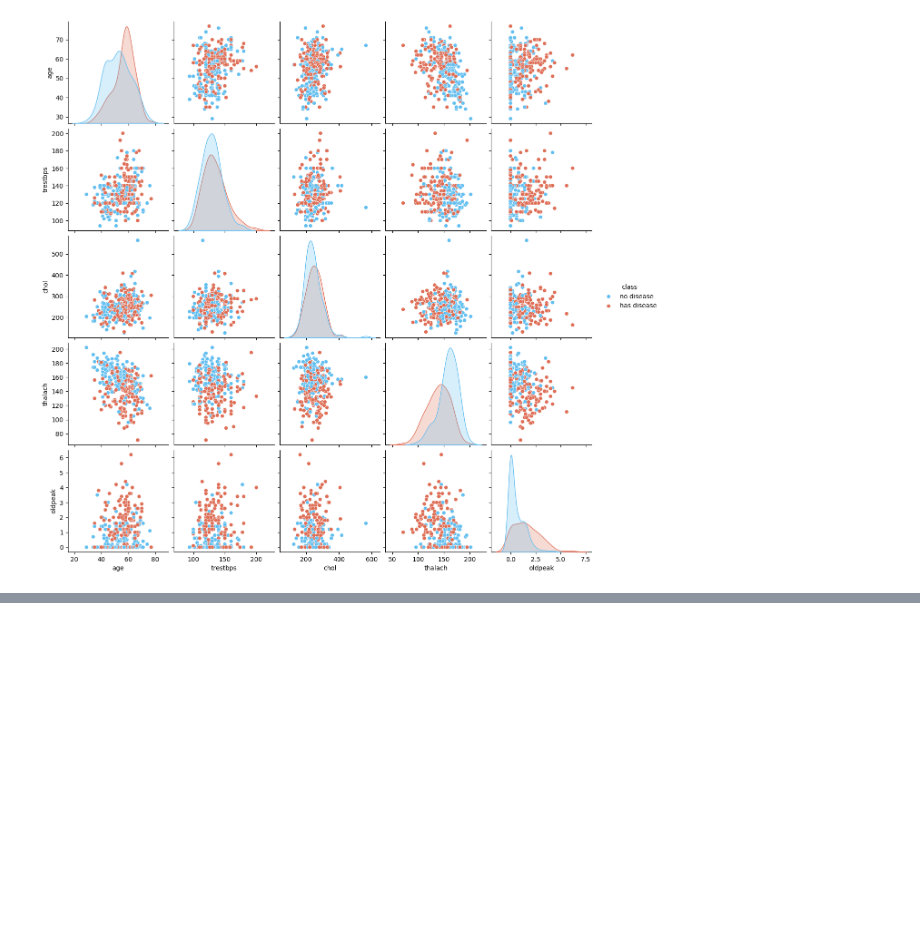
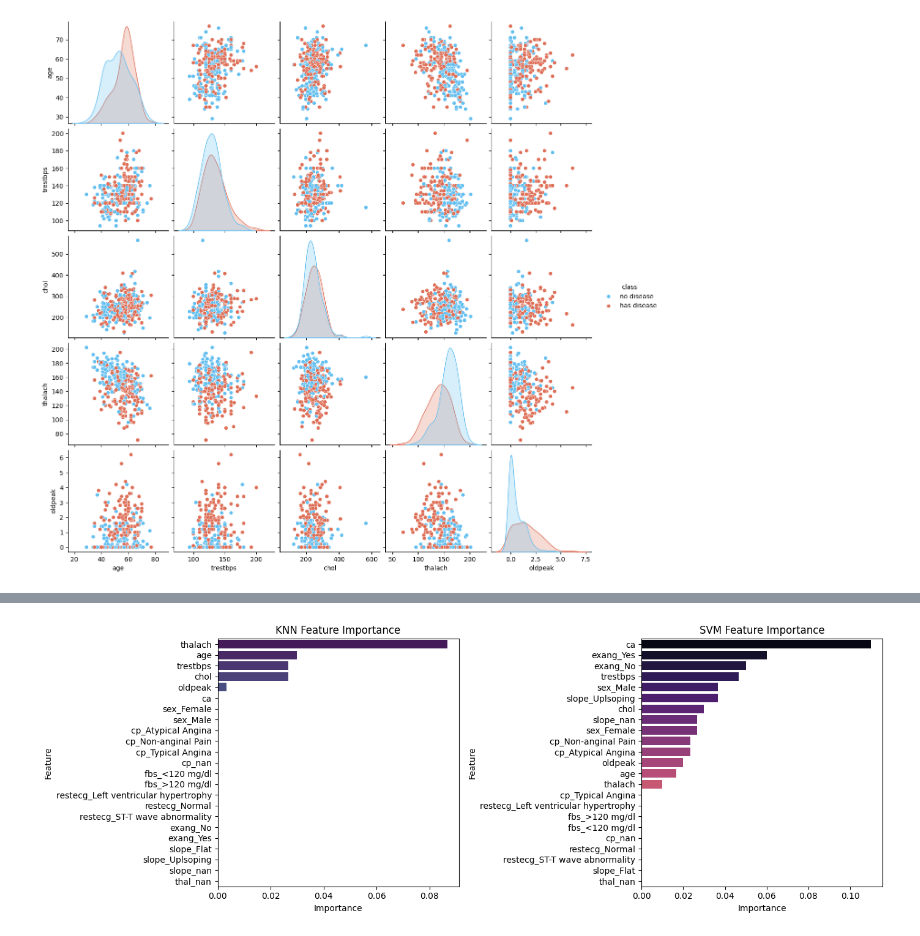
Before and after one commit to saianithab/learn_ml, a Jupyter notebook: capstone_project/capstone.ipynb, the cells around one changed output, grey strips where cells are left out. Cells and saved outputs as stored; diff of their text form; code cells hidden in the pictures; blank space fills up the shorter version.

```diff
--- a/capstone_project/capstone.ipynb
+++ b/capstone_project/capstone.ipynb
@@ -303,0 +508,4 @@ plt.show()
+# %%
+dtree1 = DecisionTreeClassifier(random_state=1) ### Using Decision Tree Classifier
+
+dtree1.fit(X_train_over, y_train_over)
@@ -303,0 +526,3 @@ plt.show()
+# %%
+rf_cl1 = RandomForestClassifier(random_state=1)
+rf_cl1.fit(X_train_over,y_train_over)
@@ -303,0 +735,36 @@ plt.show()
+# %%
+!pip install eli5
+import eli5
+
+from eli5.sklearn import PermutationImportance
+
+# For KNN
+perm_knn = PermutationImportance(best_knn, random_state=1).fit(X_test, y_test)
+eli5.show_weights(perm_knn, feature_names = X.columns.tolist())
+
+# For SVM
+perm_svm = PermutationImportance(best_svm, random_state=1).fit(X_test, y_test)
+eli5.show_weights(perm_svm, feature_names = X.columns.tolist())
+
+
+# Extract feature importance values
+knn_importance = perm_knn.feature_importances_
+svm_importance = perm_svm.feature_importances_
+
+feature_names = X_test.columns.tolist()  # Ensure X_test is a DataFrame
+
+knn_df = pd.DataFrame({'Feature': feature_names, 'Importance': knn_importance}).sort_values(by='Importance', ascending=False)
+svm_df = pd.DataFrame({'Feature': feature_names, 'Importance': svm_importance}).sort_values(by='Importance', ascending=False)
+
+fig, axes = plt.subplots(1, 2, figsize=(14, 5))
+
+sns.barplot(data=knn_df, x='Importance', y='Feature', ax=axes[0], palette="viridis")
+axes[0].set_title('KNN Feature Importance')
+
+sns.barplot(data=svm_df, x='Importance', y='Feature', ax=axes[1], palette="magma")
+axes[1].set_title('SVM Feature Importance')
+
+plt.tight_layout()
+plt.savefig('feature_importance_knn_and_svm.png')
+plt.show()
+# %% [output]
@@ -303,0 +782 @@ plt.show()
+[figure, added]
```
Also changed, not shown: parts of 34 cells of this notebook, 10 other files.
